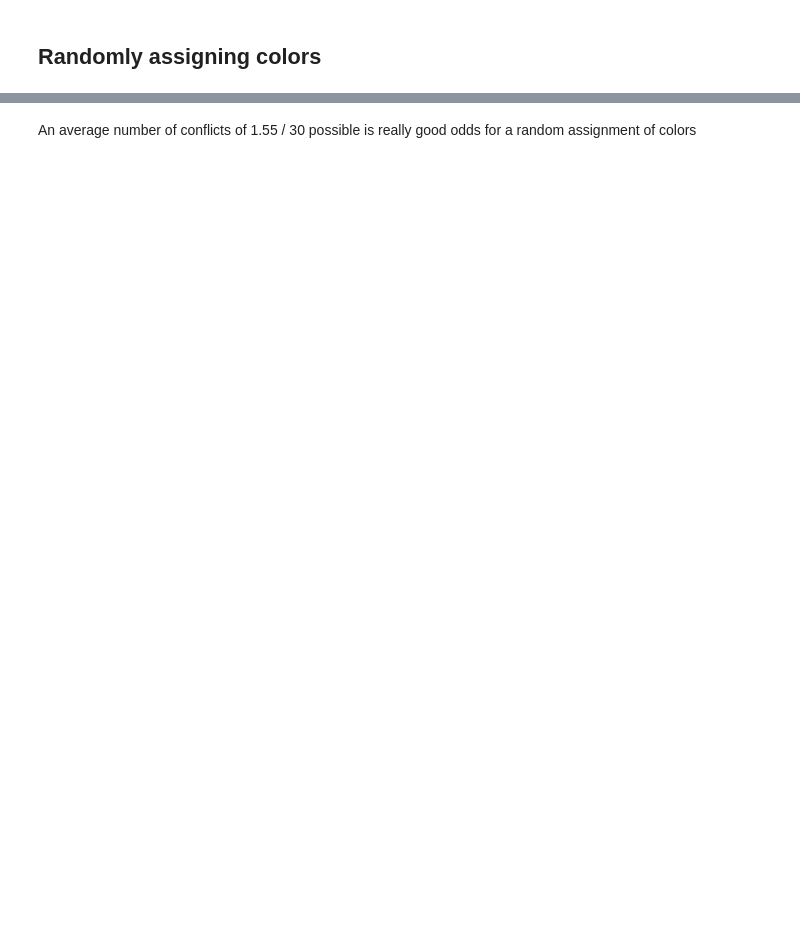
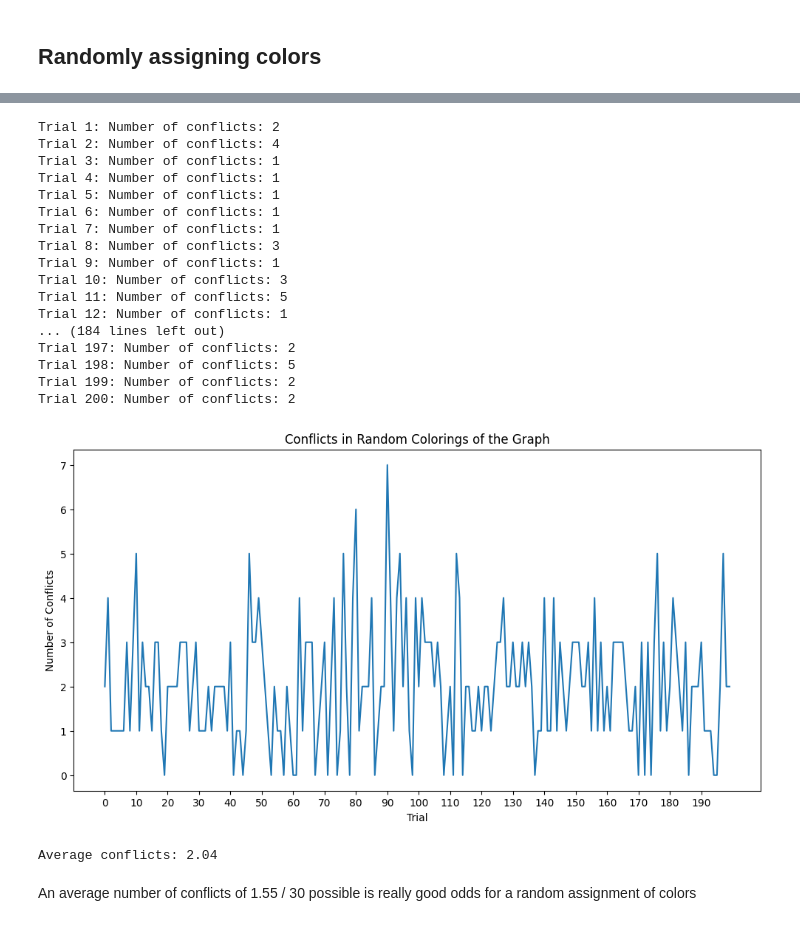
Before and after one commit to G-cae78/Graph-Colouring, a Jupyter notebook: graph_coloring_step-1.ipynb, the cells around one changed output, grey strips where cells are left out. Cells and saved outputs as stored; diff of their text form; code cells hidden in the pictures; blank space fills up the shorter version.

```diff
--- a/graph_coloring_step-1.ipynb
+++ b/graph_coloring_step-1.ipynb
@@ -91,25 +100,45 @@ print(f"Number of conflicts: {conflicts}")
 # %%
 import numpy as np
 
 list_of_conflicts = []
 for i in range(200):
-    multiple_coloring = random_coloring(G)
+    multiple_coloring = random_coloring(G, num_colors)
     node_colors = [coloring[node] for node in G.nodes()]
     conflicts = coloring_conflicts(G, multiple_coloring)
     list_of_conflicts.append(conflicts)
     print(f"Trial {i+1}: Number of conflicts: {conflicts}")
 
 
 plt.figure(figsize=(12, 6))
 plt.plot(list_of_conflicts)
 plt.xlabel('Trial')
 plt.ylabel('Number of Conflicts')
 plt.title('Conflicts in Random Colorings of the Graph')
 plt.xticks(range(0, 200, 10))
 
 plt.show()
 
 print(f"Average conflicts: {np.mean(list_of_conflicts):.2f}")
+# %% [output]
+Trial 1: Number of conflicts: 2
+Trial 2: Number of conflicts: 4
+Trial 3: Number of conflicts: 1
+Trial 4: Number of conflicts: 1
+Trial 5: Number of conflicts: 1
+Trial 6: Number of conflicts: 1
+Trial 7: Number of conflicts: 1
+Trial 8: Number of conflicts: 3
+Trial 9: Number of conflicts: 1
+Trial 10: Number of conflicts: 3
+Trial 11: Number of conflicts: 5
+Trial 12: Number of conflicts: 1
+... (184 lines left out)
+Trial 197: Number of conflicts: 2
+Trial 198: Number of conflicts: 5
+Trial 199: Number of conflicts: 2
+Trial 200: Number of conflicts: 2
+[figure, added]
+Average conflicts: 2.04
 # %% [markdown]
 An average number of conflicts of 1.55 / 30 possible is really good odds for a random assignment of colors
 # %%
```
Also changed, not shown: parts of 13 cells of this notebook.
